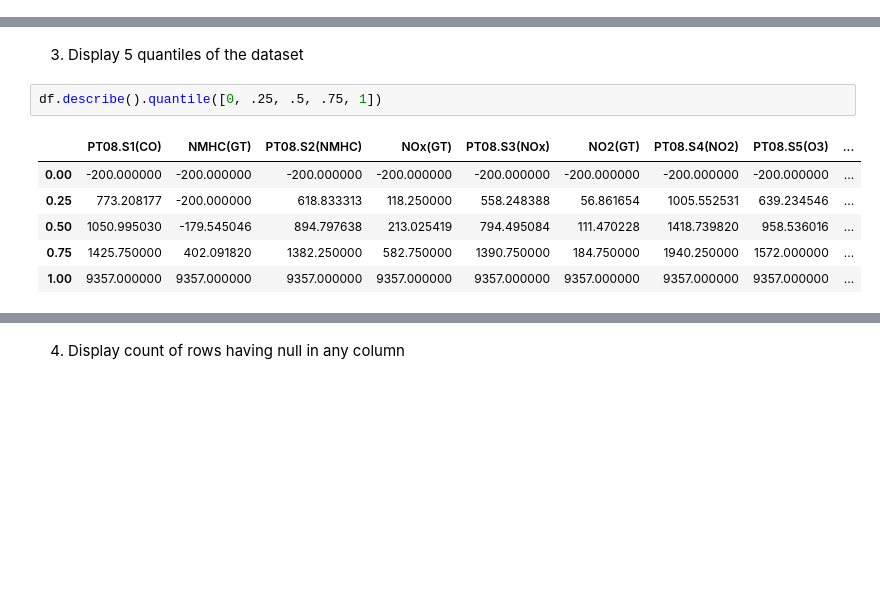
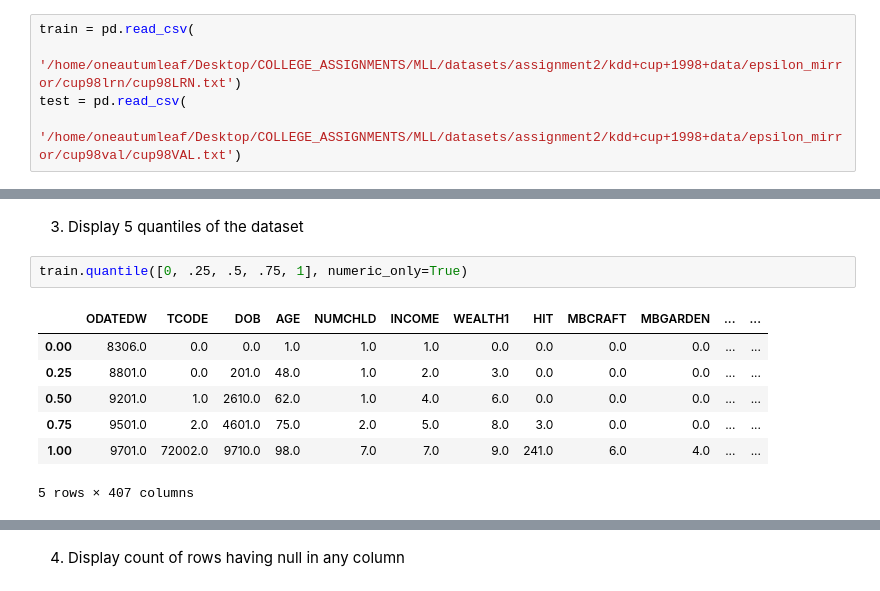
Before and after one commit to Jay7221/college-assignments, a Jupyter notebook: MLL/assignment2.ipynb, the cells around one changed output, grey strips where cells are left out. Drawn from its saved outputs; the diff is of its cells as text; blank space fills up the shorter version.

```diff
--- a/MLL/assignment2.ipynb
+++ b/MLL/assignment2.ipynb
@@ -14 +12,6 @@ df = pd.read_csv('datasets/AirQualityUCI.csv', sep=';')
+# %%
+train = pd.read_csv(
+    '/home/oneautumleaf/Desktop/COLLEGE_ASSIGNMENTS/MLL/datasets/assignment2/kdd+cup+1998+data/epsilon_mirror/cup98lrn/cup98LRN.txt')
+test = pd.read_csv(
+    '/home/oneautumleaf/Desktop/COLLEGE_ASSIGNMENTS/MLL/datasets/assignment2/kdd+cup+1998+data/epsilon_mirror/cup98val/cup98VAL.txt')
 # %%
@@ -38,11 +82,12 @@ Index(['Date', 'Time', 'CO(GT)', 'PT08.S1(CO)', 'NMHC(GT)', 'C6H6(GT)',
 # %% [markdown]
 3. Display 5 quantiles of the dataset
 # %%
-df.describe().quantile([0, .25, .5, .75, 1])
+train.quantile([0, .25, .5, .75, 1], numeric_only=True)
 # %% [output]
-|  | PT08.S1(CO) | NMHC(GT) | PT08.S2(NMHC) | NOx(GT) | PT08.S3(NOx) | NO2(GT) | PT08.S4(NO2) | PT08.S5(O3) | ... |
-| 0.00 | -200.000000 | -200.000000 | -200.000000 | -200.000000 | -200.000000 | -200.000000 | -200.000000 | -200.000000 | ... |
-| 0.25 | 773.208177 | -200.000000 | 618.833313 | 118.250000 | 558.248388 | 56.861654 | 1005.552531 | 639.234546 | ... |
-| 0.50 | 1050.995030 | -179.545046 | 894.797638 | 213.025419 | 794.495084 | 111.470228 | 1418.739820 | 958.536016 | ... |
-| 0.75 | 1425.750000 | 402.091820 | 1382.250000 | 582.750000 | 1390.750000 | 184.750000 | 1940.250000 | 1572.000000 | ... |
-| 1.00 | 9357.000000 | 9357.000000 | 9357.000000 | 9357.000000 | 9357.000000 | 9357.000000 | 9357.000000 | 9357.000000 | ... |
+|  | ODATEDW | TCODE | DOB | AGE | NUMCHLD | INCOME | WEALTH1 | HIT | MBCRAFT | MBGARDEN | ... | ... |
+| 0.00 | 8306.0 | 0.0 | 0.0 | 1.0 | 1.0 | 1.0 | 0.0 | 0.0 | 0.0 | 0.0 | ... | ... |
+| 0.25 | 8801.0 | 0.0 | 201.0 | 48.0 | 1.0 | 2.0 | 3.0 | 0.0 | 0.0 | 0.0 | ... | ... |
+| 0.50 | 9201.0 | 1.0 | 2610.0 | 62.0 | 1.0 | 4.0 | 6.0 | 0.0 | 0.0 | 0.0 | ... | ... |
+| 0.75 | 9501.0 | 2.0 | 4601.0 | 75.0 | 2.0 | 5.0 | 8.0 | 3.0 | 0.0 | 0.0 | ... | ... |
+| 1.00 | 9701.0 | 72002.0 | 9710.0 | 98.0 | 7.0 | 7.0 | 9.0 | 241.0 | 6.0 | 4.0 | ... | ... |
+5 rows × 407 columns
```
Also changed, not shown: parts of 79 cells of this notebook, 17 other files.
